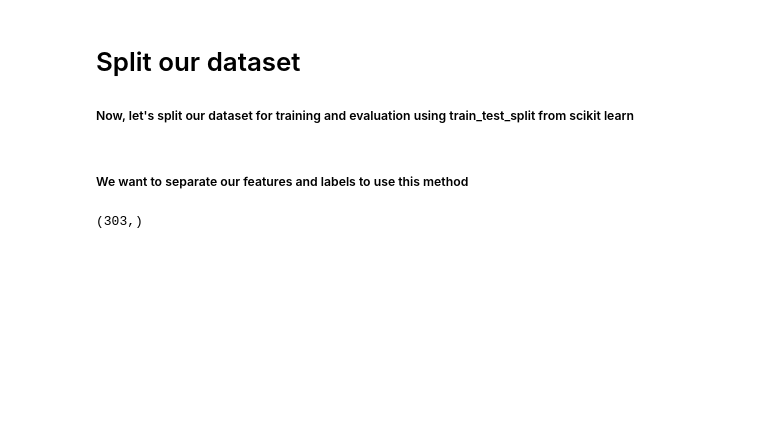
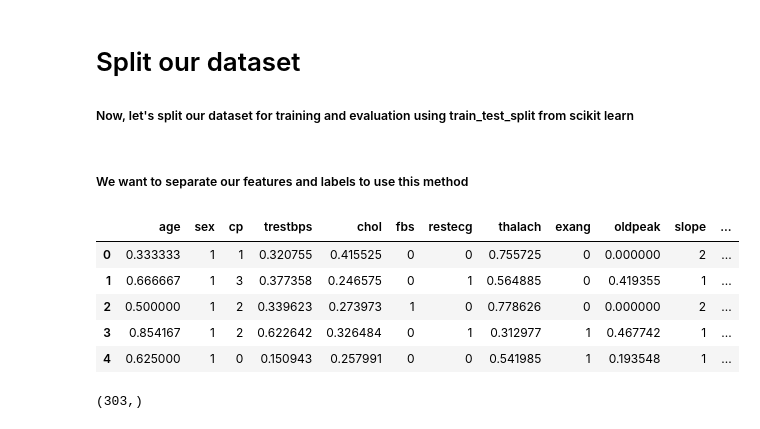
Before and after one commit to Navayuvan-SB/Heart-Disease-Prediction, a Jupyter notebook: DNN Heart Disease Predictor.ipynb, the cells around one changed output. Drawn from its saved outputs; the diff is of its cells as text; code cells hidden in the pictures; blank space fills up the shorter version.

```diff
--- a/DNN Heart Disease Predictor.ipynb
+++ b/DNN Heart Disease Predictor.ipynb
@@ -131,6 +180,15 @@ from sklearn.model_selection import train_test_split
 ##### We want to separate our features and labels to use this method
 # %%
 df = df.sample(frac= 1).reset_index(drop= True)
+# %%
+df.head()
+# %% [output]
+|  | age | sex | cp | trestbps | chol | fbs | restecg | thalach | exang | oldpeak | slope | ... |
+| 0 | 0.333333 | 1 | 1 | 0.320755 | 0.415525 | 0 | 0 | 0.755725 | 0 | 0.000000 | 2 | ... |
+| 1 | 0.666667 | 1 | 3 | 0.377358 | 0.246575 | 0 | 1 | 0.564885 | 0 | 0.419355 | 1 | ... |
+| 2 | 0.500000 | 1 | 2 | 0.339623 | 0.273973 | 1 | 0 | 0.778626 | 0 | 0.000000 | 2 | ... |
+| 3 | 0.854167 | 1 | 2 | 0.622642 | 0.326484 | 0 | 1 | 0.312977 | 1 | 0.467742 | 1 | ... |
+| 4 | 0.625000 | 1 | 0 | 0.150943 | 0.257991 | 0 | 0 | 0.541985 | 1 | 0.193548 | 1 | ... |
 # %%
 labels = df['target']
 
```
Also changed, not shown: parts of 18 cells of this notebook, 11 other files.
